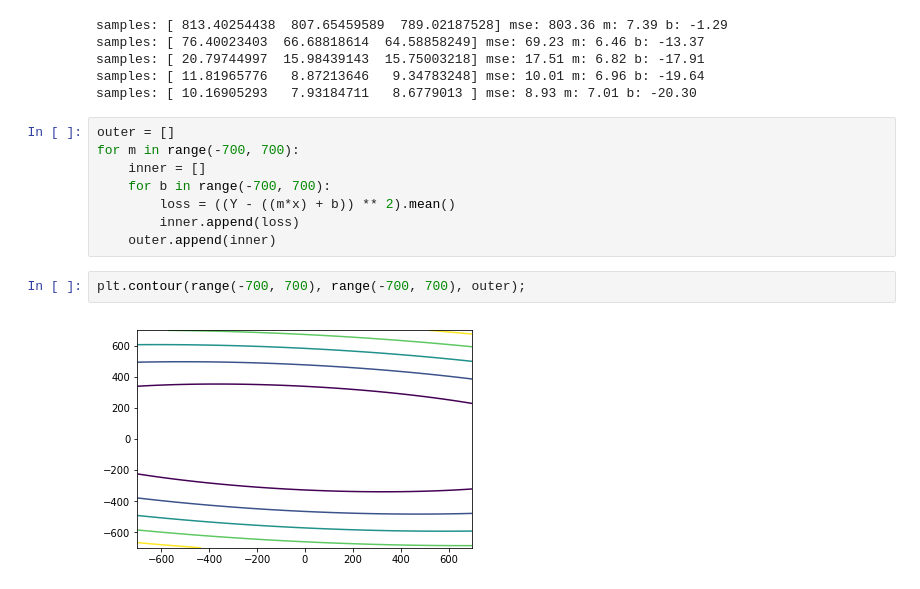
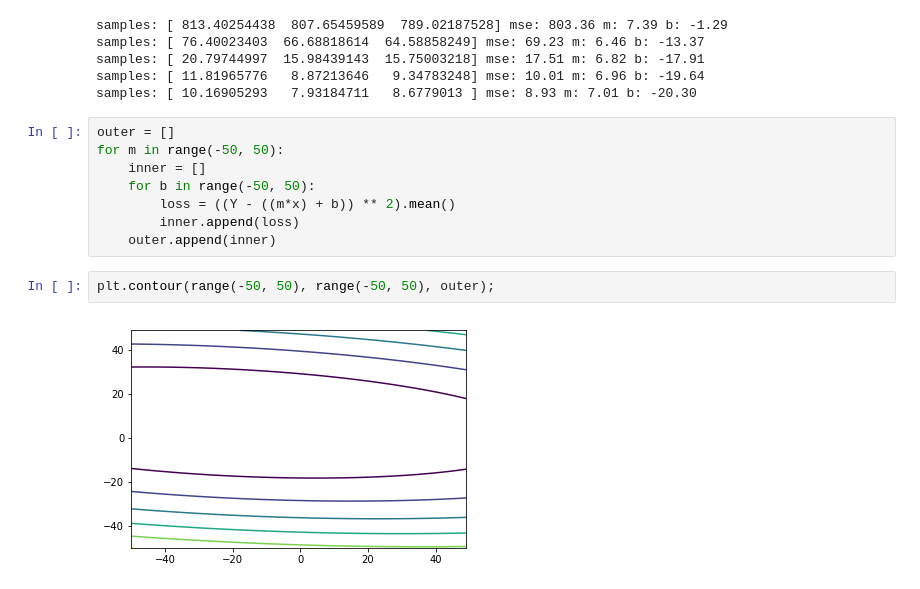
Before and after one commit to chyld/captains-log, a Jupyter notebook: 2018/05/2018-05-11-gradient-descent/gradient-descent-part-2.ipynb, the cells around one changed output. Saved outputs shown, nothing was run; the diff lists cells and outputs as text.

```diff
--- a/2018/05/2018-05-11-gradient-descent/gradient-descent-part-2.ipynb
+++ b/2018/05/2018-05-11-gradient-descent/gradient-descent-part-2.ipynb
@@ -56,13 +56,13 @@ samples: [ 11.81965776   8.87213646   9.34783248] mse: 10.01 m: 6.96 b: -19.64
 samples: [ 10.16905293   7.93184711   8.6779013 ] mse: 8.93 m: 7.01 b: -20.30
 # %%
 outer = []
-for m in range(-700, 700):
+for m in range(-50, 50):
     inner = []
-    for b in range(-700, 700):
+    for b in range(-50, 50):
         loss = ((Y - ((m*x) + b)) ** 2).mean()
         inner.append(loss)
     outer.append(inner)
 # %%
-plt.contour(range(-700, 700), range(-700, 700), outer);
+plt.contour(range(-50, 50), range(-50, 50), outer);
 # %% [output]
-[figure, old version]
+[figure, new version]
```
Also changed, not shown: parts of 1 cell of this notebook.
